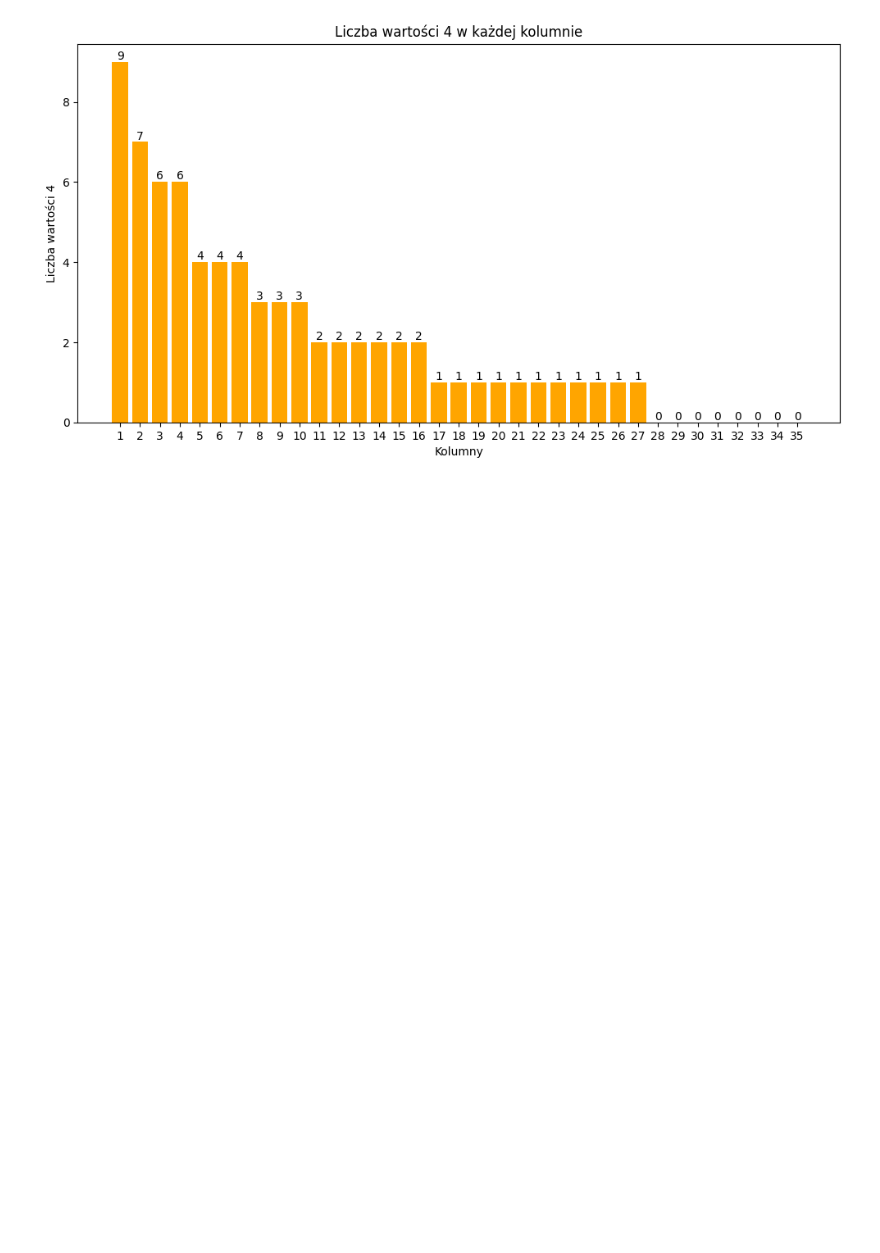
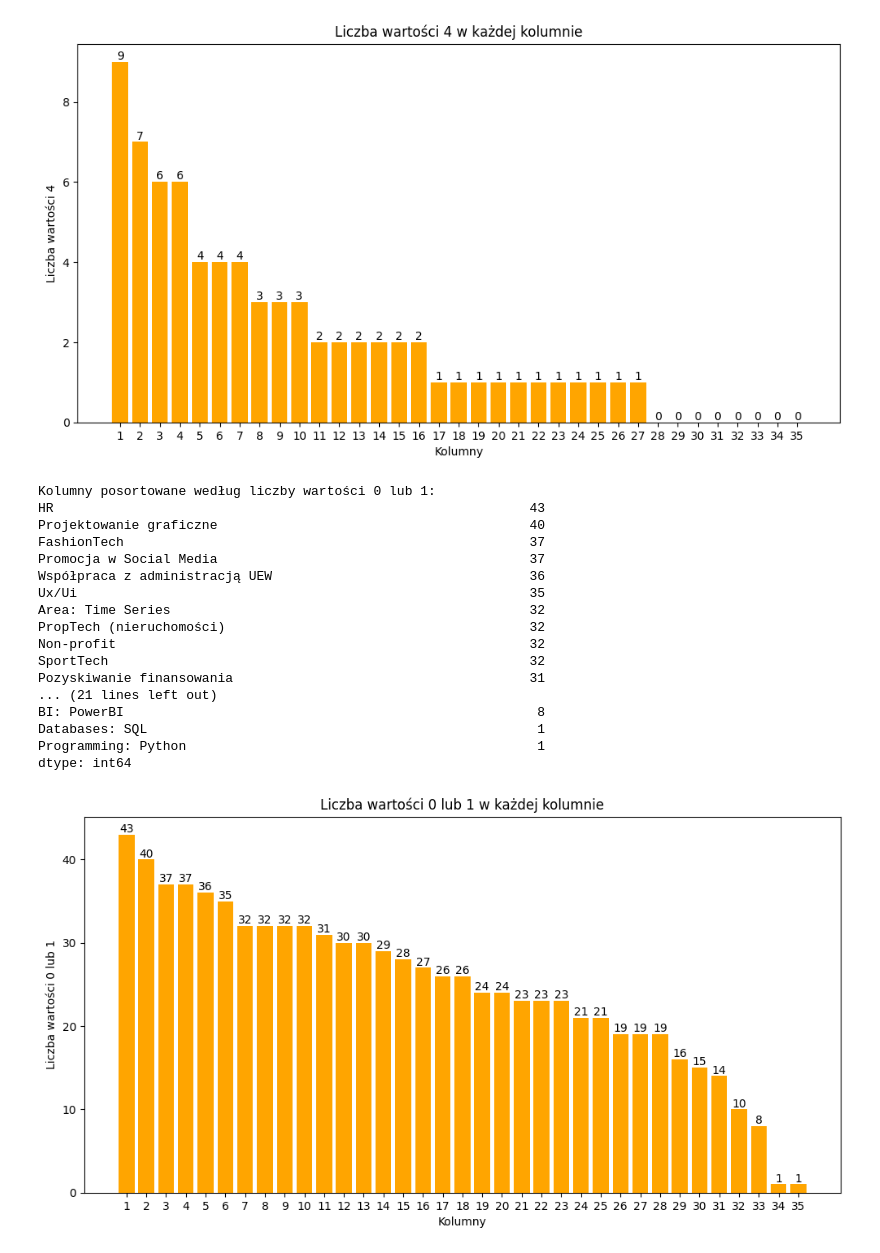
Before and after one commit to Zdanekk/Projekt-people-analytics, a Jupyter notebook: notebooks/explorary_data_analysys.ipynb, the cells around one changed output. Cells and saved outputs as stored; diff of their text form; code cells hidden in the pictures; blank space fills up the shorter version.

```diff
--- a/notebooks/explorary_data_analysys.ipynb
+++ b/notebooks/explorary_data_analysys.ipynb
@@ -181,3 +340,54 @@ PropTech (nieruchomości)                                       0
 Cybersecurity                                                  0
 dtype: int64
 [figure]
+# %%
+
+low_numbers = (numeric_data == 0).sum() + (numeric_data == 1).sum()
+# Znalezienie kolumny z największą liczbą wartości 0 lub 1
+max_low_number = low_numbers.max()
+columns_with_max_fours = low_numbers[low_numbers == max_low_number].index.tolist()
+
+# Sortowanie kolumn według liczby wartości 0 lub 1
+sorted_low_numbers = low_numbers.sort_values(ascending=False)
+
+# Wyświetlanie kolumn posortowanych według liczby wartości 0 lub 1
+print("\nKolumny posortowane według liczby wartości 0 lub 1:")
+print(sorted_low_numbers)
+
+# Tworzenie wykresu
+plt.figure(figsize=(12, 6))
+plt.bar(range(1, len(sorted_low_numbers) + 1), sorted_low_numbers.values, color='orange')
+
+# Dodanie tytułu i etykiet
+plt.title('Liczba wartości 0 lub 1 w każdej kolumnie')
+plt.xlabel('Kolumny')
+plt.ylabel('Liczba wartości 0 lub 1')
+
+# Ustawienie etykiet osi X na liczby 1, 2, 3, ...
+plt.xticks(ticks=range(1, len(sorted_low_numbers) + 1), labels=range(1, len(sorted_low_numbers) + 1))
+
+# Wyświetlanie liczby wartości 0 lub 1 na słupkach wykresu
+for index, value in enumerate(sorted_low_numbers.values):
+    plt.text(index + 1, value, str(value), ha='center', va='bottom')
+
+# Wyświetlanie wykresu
+plt.show()
+# %% [output]
+Kolumny posortowane według liczby wartości 0 lub 1:
+HR                                                             43
+Projektowanie graficzne                                        40
+FashionTech                                                    37
+Promocja w Social Media                                        37
+Współpraca z administracją UEW                                 36
+Ux/Ui                                                          35
+Area: Time Series                                              32
+PropTech (nieruchomości)                                       32
+Non-profit                                                     32
+SportTech                                                      32
+Pozyskiwanie finansowania                                      31
+... (21 lines left out)
+BI: PowerBI                                                     8
+Databases: SQL                                                  1
+Programming: Python                                             1
+dtype: int64
+[figure, added]
```
Also changed, not shown: parts of 3 cells of this notebook.
